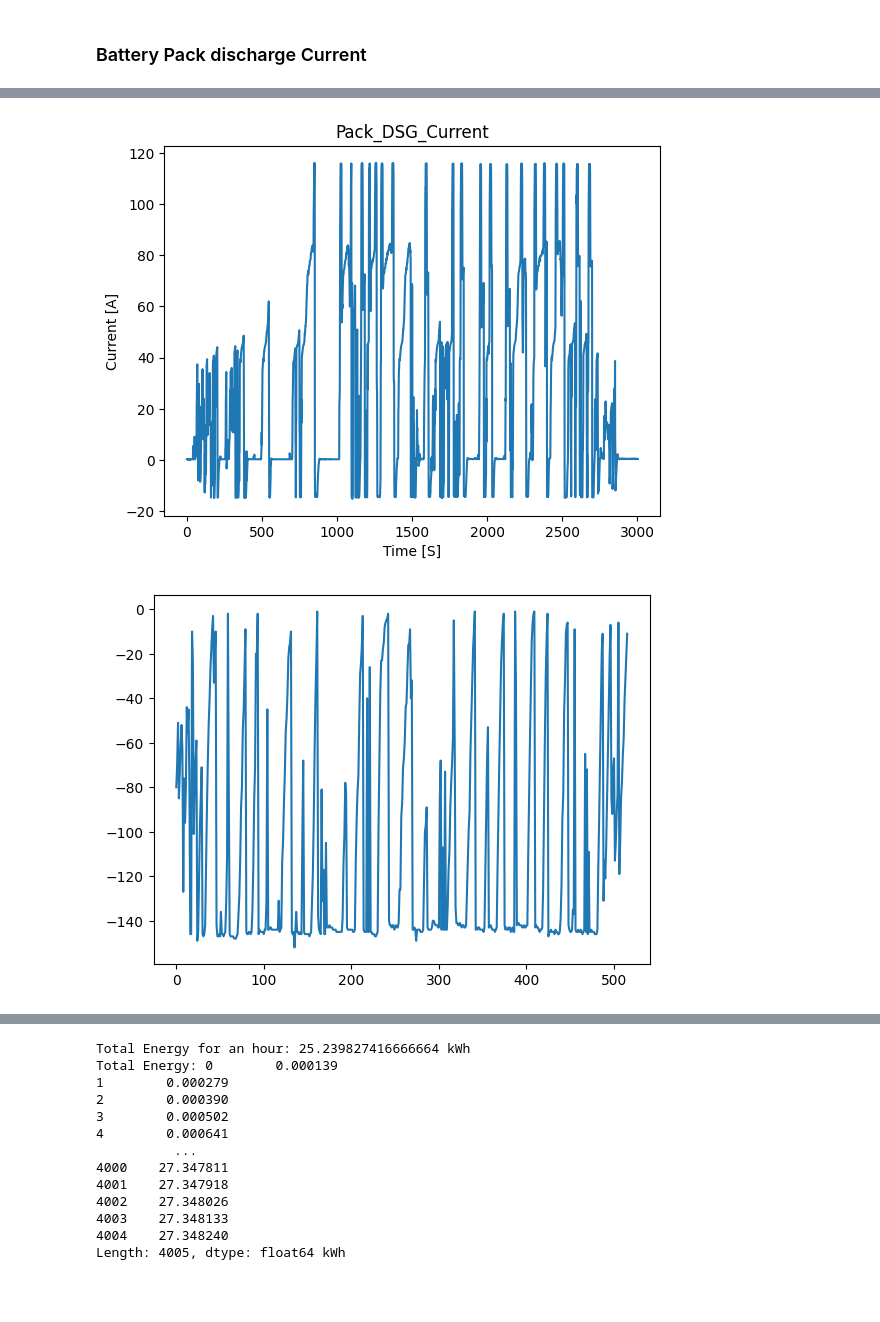
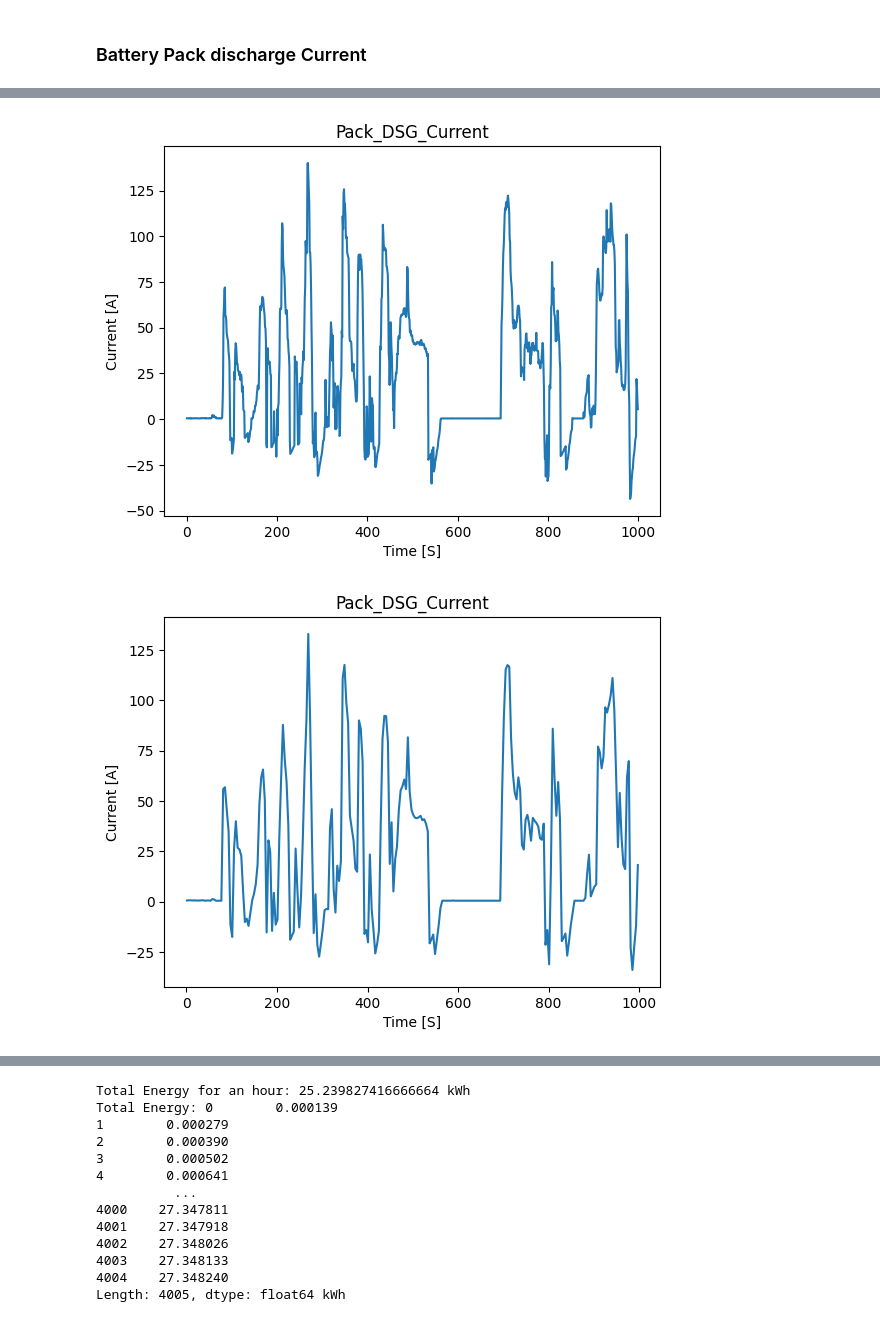
Before and after one commit to Bamamou/Pyhton_Jupiter, a Jupyter notebook: Data/Battery/BALISTRON.ipynb, the cells around one changed output, grey strips where cells are left out. Saved outputs shown, nothing was run; the diff lists cells and outputs as text; code cells hidden in the pictures; blank space fills up the shorter version.

Commit message:
Winbond data recording file added for Jupyter note book

```diff
--- a/Data/Battery/BALISTRON.ipynb
+++ b/Data/Battery/BALISTRON.ipynb
@@ -8,18 +8,18 @@ import numpy as np
 
 # Replace 'file_name.txt' with the name of your txt file
 
-df = pd.read_csv('C:\\Users\\admin\\Documents\\GitHub\\Pyhton_Jupiter\\Data\\Battery\\Charger2.txt',  header=None, na_values=[''], skipinitialspace=True)
+df = pd.read_csv('C:\\Users\\admin\\Documents\\GitHub\\Pyhton_Jupiter\\Data\\Battery\\MaximRideWinbondRecording.txt',  header=None, na_values=[''], skipinitialspace=True)
 df.dropna(inplace = True)
 
 # Iterate through each column
 for col in df.columns:
     Data =df[col].str.split(';', expand=True)
 # All the 28 Strings voltages
-for col in df.columns:
-    Strings = ((Data.iloc[:, 30:57].astype(float))+200)/100
-# All 6 temp probe and the max, min temp
-for col in df.columns:
-    Temperatures = Data.iloc[:, 63:68].astype(float)
+# for col in df.columns:
+#     Strings = ((Data.iloc[:, 30:57].astype(float))+200)/100
+# # All 6 temp probe and the max, min temp
+# for col in df.columns:
+#     Temperatures = Data.iloc[:, 63:68].astype(float)
 
-print(Data[29])
+print(Data[1])
 # %% [output]
@@ -64,15 +174,20 @@ plt.show()
 # %% [markdown]
 ### Battery Pack discharge Current
 # %%
-Pack_DSG_Current =(Data.iloc[:, 62].astype('float64'))
+Pack_DSG_Current =(Data.iloc[0:1000, 62].astype('float64'))/10
 # Plot data in column 30
-plt.plot(Pack_DSG_Current/10)
+plt.plot(Pack_DSG_Current)
+print(Pack_DSG_Current[:])
+print(Pack_DSG_Current[1::4])
 plt.title('Pack_DSG_Current')
 plt.xlabel('Time [S]')
 plt.ylabel('Current [A]')
 plt.show()
+plt.figure()
+plt.plot(Pack_DSG_Current[1::4])
 
-neg_nos = [num for num in Pack_DSG_Current if num < 0]
-plt.plot(neg_nos)
+plt.title('Pack_DSG_Current')
+plt.xlabel('Time [S]')
+plt.ylabel('Current [A]')
 plt.show()
 # %% [output]
@@ -79,3 +211,3 @@ plt.show()
-[figure, old version]
+[figure, new version]
-[figure, old version]
+[figure, new version]
 # %%
```
Also changed, not shown: parts of 18 cells of this notebook, 4 other files.
